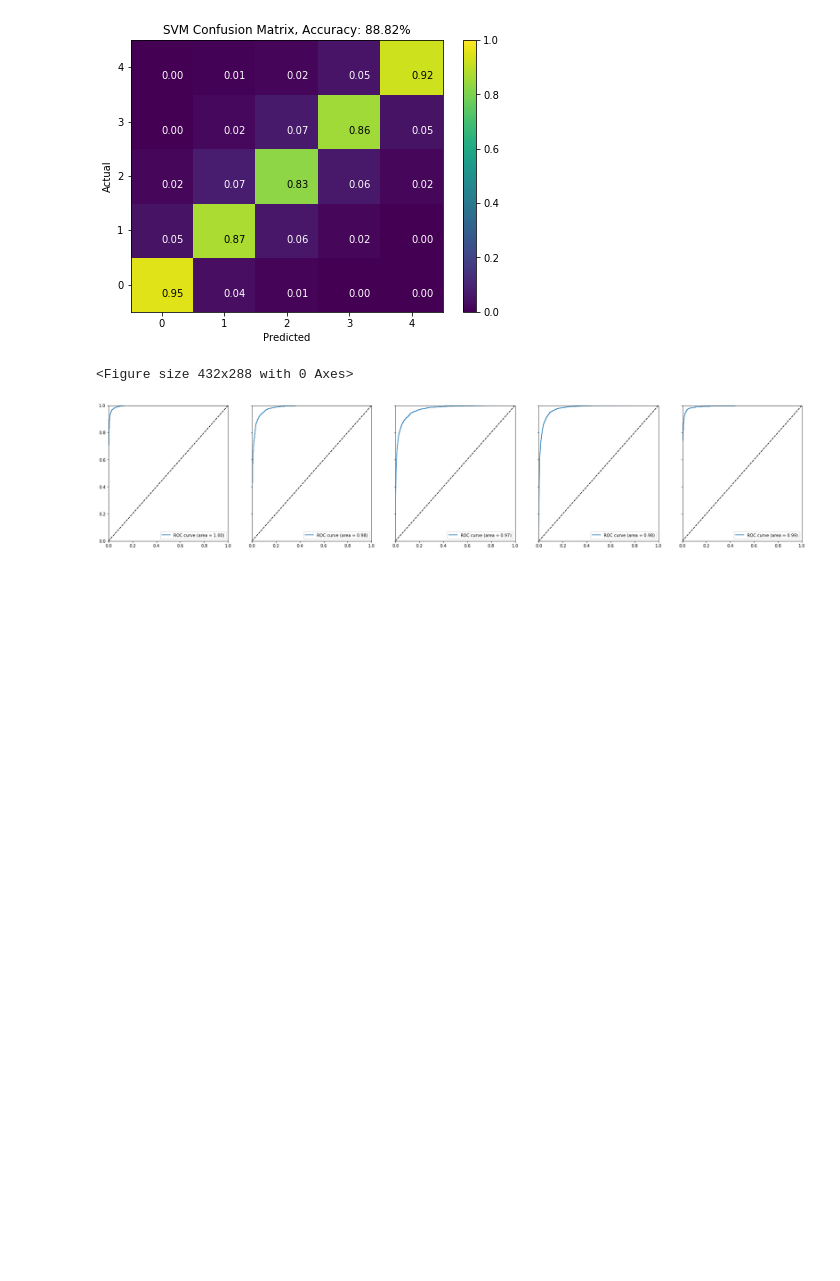
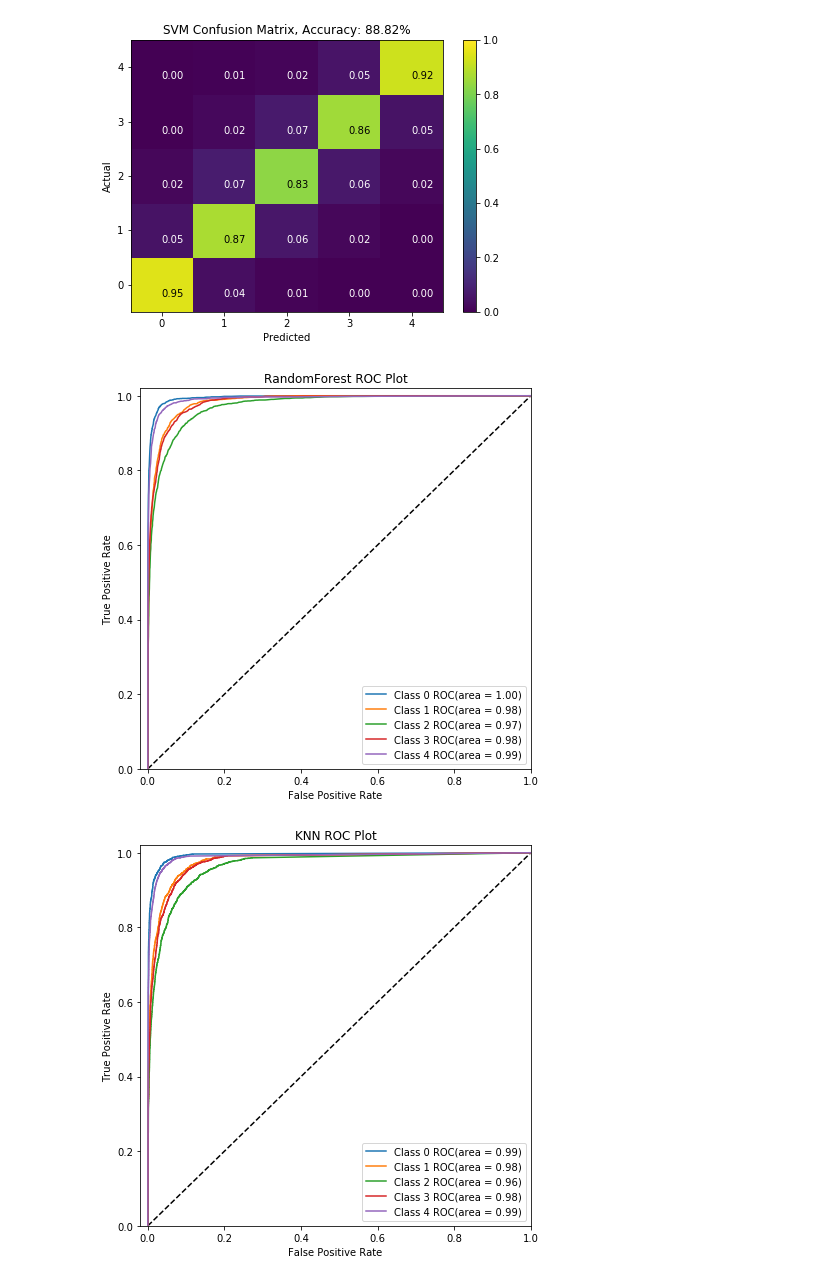
Before and after one commit to Tiankai-Jiang/ECE657A-A3, a Jupyter notebook: part1.ipynb, the cells around one changed output. Drawn from its saved outputs; the diff is of its cells as text; code cells hidden in the pictures; blank space fills up the shorter version.

Commit message:
added ROC plots

```diff
--- a/part1.ipynb
+++ b/part1.ipynb
@@ -158,25 +158,28 @@ for name, clf in cs2.items():
 [figure]
 [figure]
 # %%
-X_train_pca, X_test_pca, y_train, y_test = train_test_split(PCA(n_components = 20).fit_transform(StandardScaler().fit_transform(df.iloc[:,1:].values)), label_binarize(df.iloc[:,0], classes=[*range(5)]), test_size=0.2, random_state=42)
-y_score = OneVsRestClassifier(SVC(random_state=42, C = 35)).fit(X_train_pca, y_train).decision_function(X_test_pca)
+def roc_plot(y_test, y_score, name):
+    fpr, tpr, roc_auc = dict(), dict(), dict()
+    for i in range(5):
+        fpr[i], tpr[i], _ = roc_curve(y_test[:, i], y_score[:, i])
+        roc_auc[i] = auc(fpr[i], tpr[i])
 
-fpr, tpr, roc_auc = dict(), dict(), dict()
-for i in range(5):
-    fpr[i], tpr[i], _ = roc_curve(y_test[:, i], y_score[:, i])
-    roc_auc[i] = auc(fpr[i], tpr[i])
-
-f = plt.figure()
-f, axes = plt.subplots(nrows = 1, ncols = 5, figsize = (30, 6), sharey = True)
-for i in range(5):
-    axes[i].plot(fpr[i], tpr[i], label='ROC curve (area = %0.2f)' % roc_auc[i])
-    axes[i].plot([0, 1], [0, 1], 'k--')
-    axes[i].set_xlim([0.0, 1.0])
-    axes[i].set_ylim([0.0, 1.0])
-#     plt.xlabel('False Positive Rate')
-#     plt.ylabel('True Positive Rate')
-    axes[i].legend(loc="lower right")
-plt.show()
+    plt.figure(figsize=(7,7))
+    plt.plot([0, 1], [0, 1], 'k--')
+    [plt.plot(fpr[i], tpr[i], label= 'Class ' + str(i) + ' ROC(area = %0.2f)' % roc_auc[i]) for i in range(5)]
+    plt.xlim([-0.02, 1.0])
+    plt.ylim([0.0, 1.02])
+    plt.xlabel('False Positive Rate')
+    plt.ylabel('True Positive Rate')
+    plt.legend(loc="lower right")
+    plt.title(name + ' ROC Plot')
+#     plt.savefig(name +'_ROC.png', bbox_inches='tight', dpi=300)
+    return plt.show()
-# %% [output]
-<Figure size 432x288 with 0 Axes>
-[figure, removed]
+# %%
+X_train_pca, X_test_pca, y_train, y_test = train_test_split(PCA(n_components = 20).fit_transform(StandardScaler().fit_transform(df.iloc[:,1:].values)), label_binarize(df.iloc[:,0], classes=[*range(5)]), test_size=0.2, random_state=42)
+roc_plot(y_test, OneVsRestClassifier(RandomForestClassifier(max_features=0.5, min_samples_split=2, n_estimators=500, n_jobs = -1, random_state=42)).fit(X_train_pca, y_train).predict_proba(X_test_pca), 'RandomForest')
+roc_plot(y_test, OneVsRestClassifier(KNeighborsClassifier(n_neighbors=12, weights='distance', p = 2, n_jobs = -1)).fit(X_train_pca, y_train).predict_proba(X_test_pca), 'KNN')
+roc_plot(y_test, OneVsRestClassifier(SVC(random_state=42, C = 35)).fit(X_train_pca, y_train).decision_function(X_test_pca), 'SVM')
+# %% [output]
+[figure, added]
+[figure, added]
```
Also changed, not shown: parts of 1 cell of this notebook.
